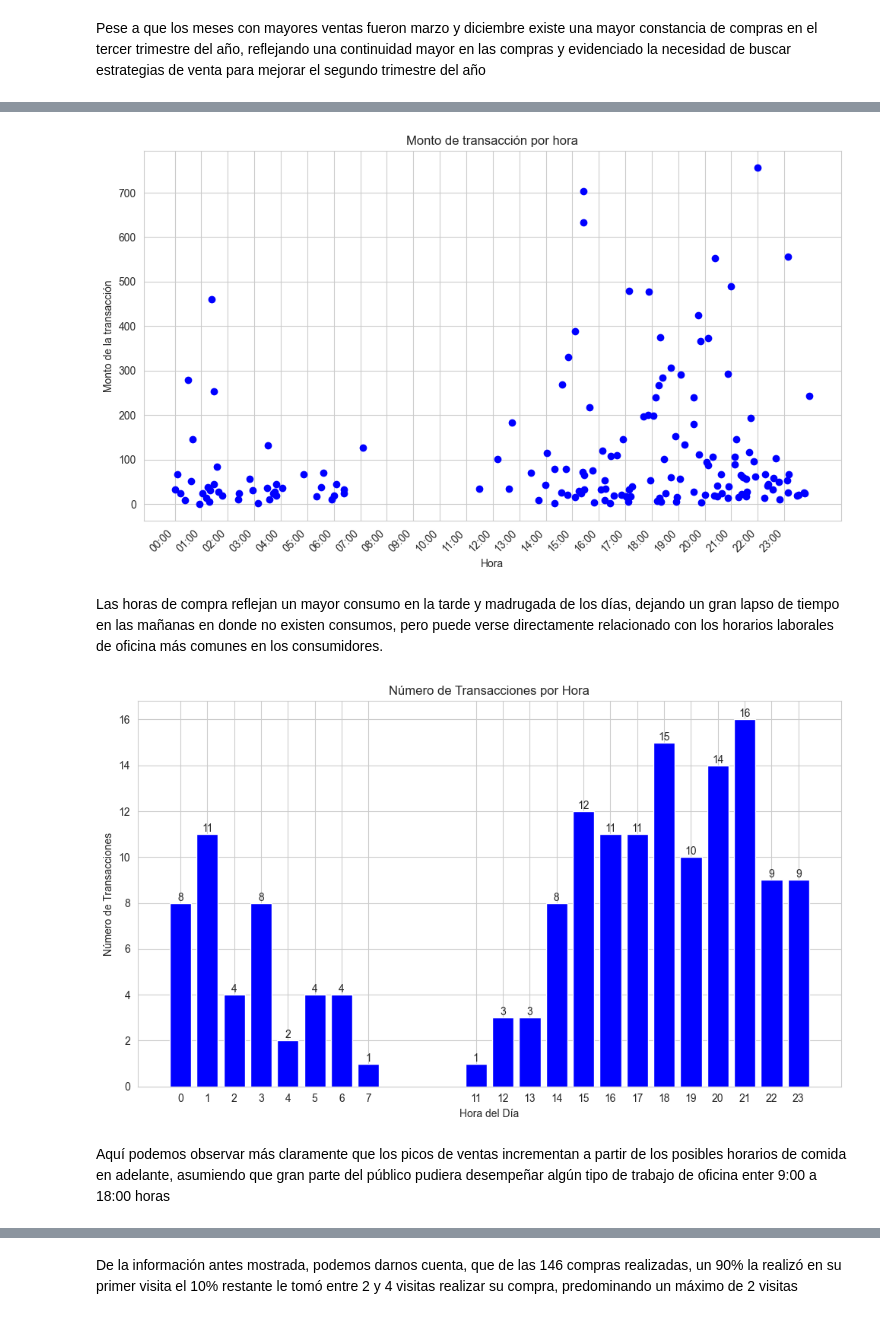
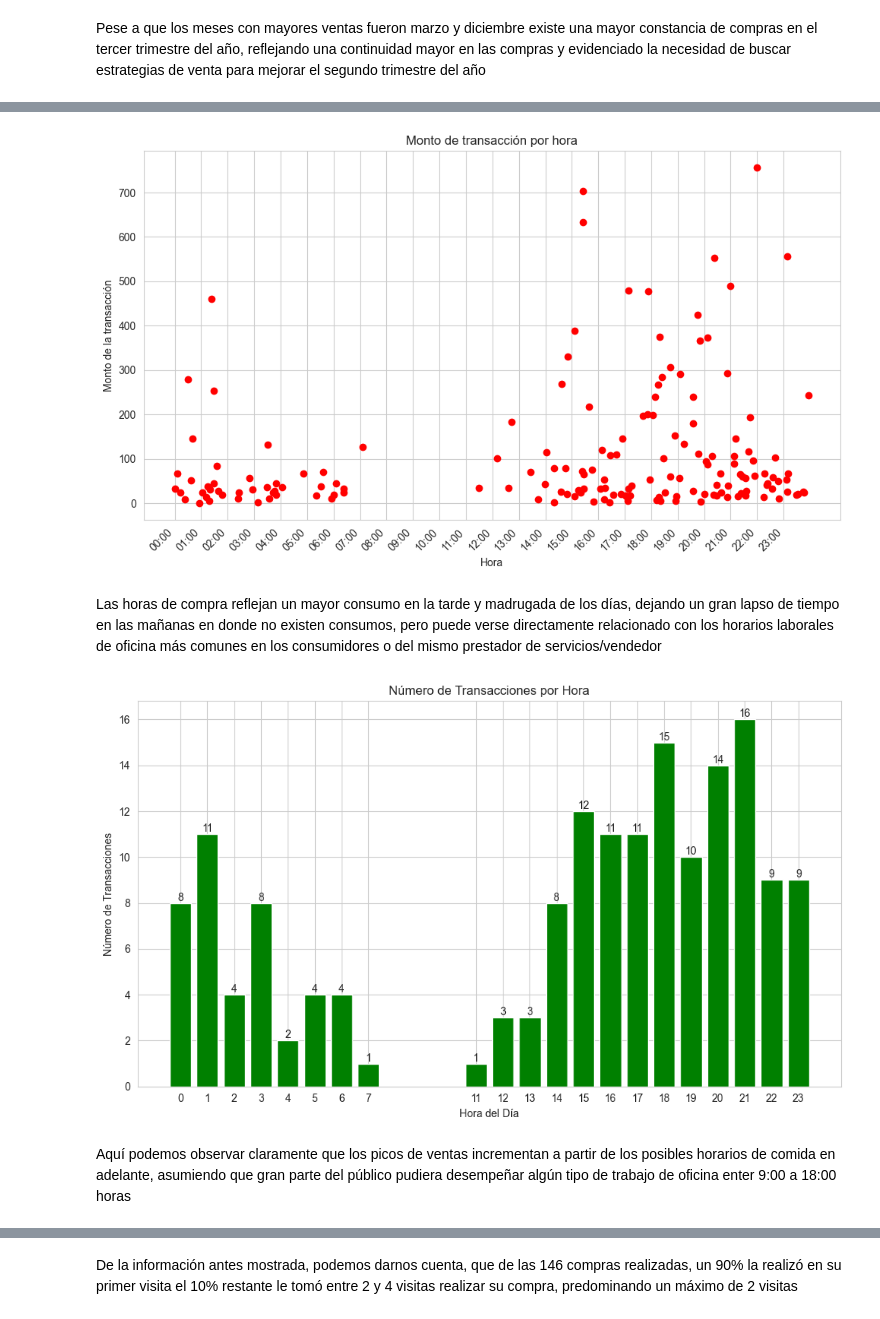
Before and after one commit to Bryan31004/Consumer_Spending_Prediction_ML, a Jupyter notebook: Consumer_Spending_Prediction ML.ipynb, the cells around one changed output, grey strips where cells are left out. Cells and saved outputs as stored; diff of their text form; code cells hidden in the pictures.

```diff
--- a/Consumer_Spending_Prediction ML.ipynb
+++ b/Consumer_Spending_Prediction ML.ipynb
@@ -614,4 +725,7 @@ El pico de ventas, se refleja entre semana, por lo tanto, el objeto de ventas, p
 # %%
+#Cambio el tipo de data para analizar exclusivamente las horas y minutos
+filtered_data['visitStartTime'] = filtered_data['visitStartTime'].dt.strftime('%H:%M')
+
 # Convertir la columna 'visitStartTime' a tipo de dato de fecha
 filtered_data['visitStartTime'] = pd.to_datetime(filtered_data['visitStartTime'])
 
@@ -624,7 +738,7 @@ ticks = pd.date_range(start=min_date, end=max_date, freq='H')
 
 # Crear el gráfico de dispersión de fechas con Matplotlib
 plt.figure(figsize=(10, 6))
-plt.scatter(filtered_data['visitStartTime'], filtered_data['transactionRevenue'], color='blue')
+plt.scatter(filtered_data['visitStartTime'], filtered_data['transactionRevenue'], color='red')
 
 # Ajustar las etiquetas del eje x para que sean más legibles
 plt.xticks(rotation=45, ha='right', ticks=ticks)
@@ -639,39 +753,39 @@ plt.ylabel('Monto de la transacción')
 plt.tight_layout()
 plt.show()
 # %% [output]
-[figure, old version]
+[figure, new version]
 # %% [markdown]
-Las horas de compra reflejan un mayor consumo en la tarde y madrugada de los días, dejando un gran lapso de tiempo en las mañanas en donde no existen consumos, pero puede verse directamente relacionado con los horarios laborales de oficina más comunes en los consumidores.
+Las horas de compra reflejan un mayor consumo en la tarde y madrugada de los días, dejando un gran lapso de tiempo en las mañanas en donde no existen consumos, pero puede verse directamente relacionado con los horarios laborales de oficina más comunes en los consumidores o del mismo prestador de servicios/vendedor
 # %%
 # Calcular el conteo de transacciones por hora
 hour_counts = filtered_data['hour'].value_counts().sort_index()
 
-# Extraer la hora como un entero
-hours = [hour.hour for hour in hour_counts.index]
+# Extraer las horas como una lista de enteros
+hours = hour_counts.index
 
 # Crear el gráfico de barras
 plt.figure(figsize=(10, 6))
-plt.bar(hours, hour_counts.values, color='blue')
+plt.bar(hours, hour_counts.values, color='green')
 
 # Añadir texto con el valor de cada barra
 for hour, count in zip(hours, hour_counts.values):
     plt.text(hour, count, str(count), ha='center', va='bottom')
 
 # Ajustar las etiquetas del eje x para que sean más legibles
 plt.xticks(hours)
 
 # Título y etiquetas de los ejes
 plt.title('Número de Transacciones por Hora')
 plt.xlabel('Hora del Día')
 plt.ylabel('Número de Transacciones')
 
 # Mostrar el gráfico
 plt.tight_layout()
 plt.show()
 # %% [output]
-[figure, old version]
+[figure, new version]
 # %% [markdown]
-Aquí podemos observar más claramente que los picos de ventas incrementan a partir de los posibles horarios de comida en adelante, asumiendo que gran parte del público pudiera desempeñar algún tipo de trabajo de oficina enter 9:00 a 18:00 horas
+Aquí podemos observar claramente que los picos de ventas incrementan a partir de los posibles horarios de comida en adelante, asumiendo que gran parte del público pudiera desempeñar algún tipo de trabajo de oficina enter 9:00 a 18:00 horas
 # %%
 #filtered_data['visitStartTime'] = filtered_data['visitStartTime'].dt.strftime('%H:%M')
 # %%
```
Also changed, not shown: parts of 52 cells of this notebook, 3 other files.
